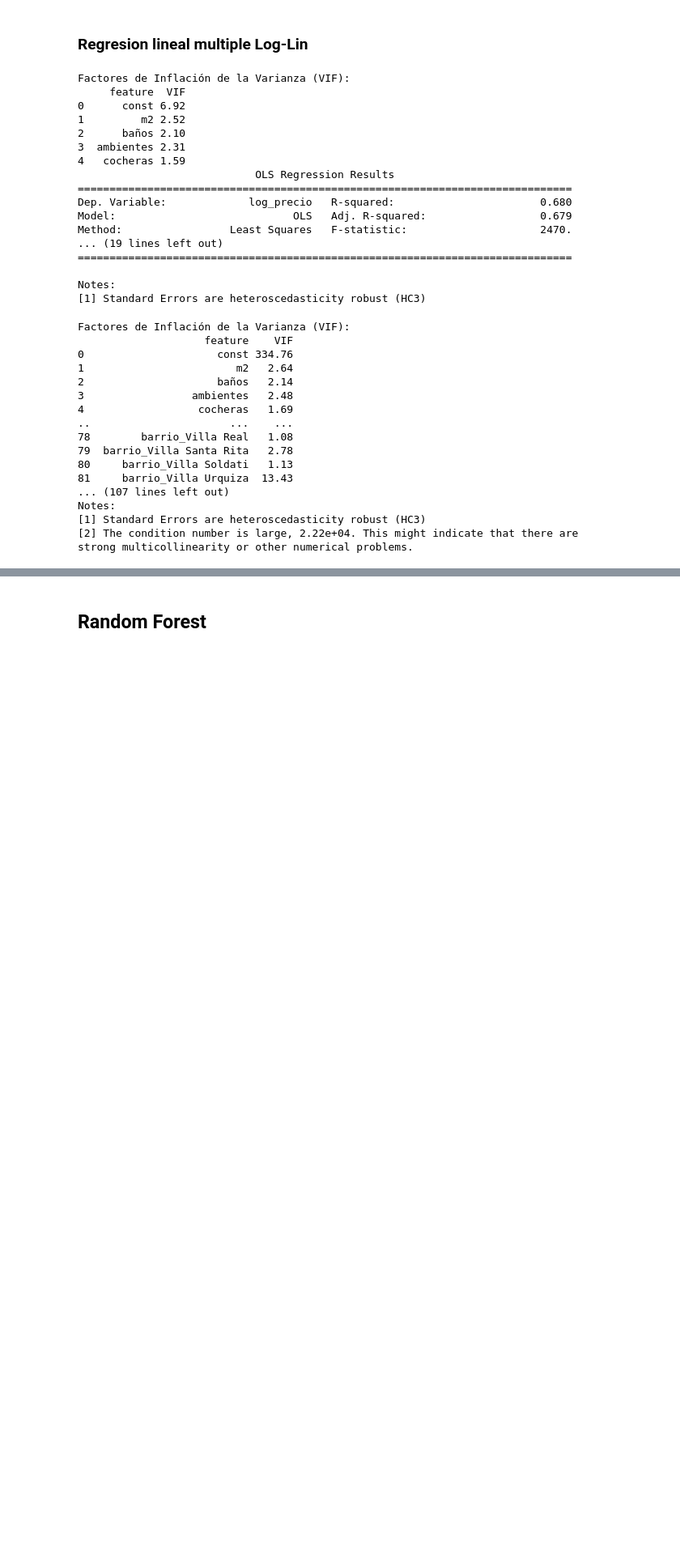
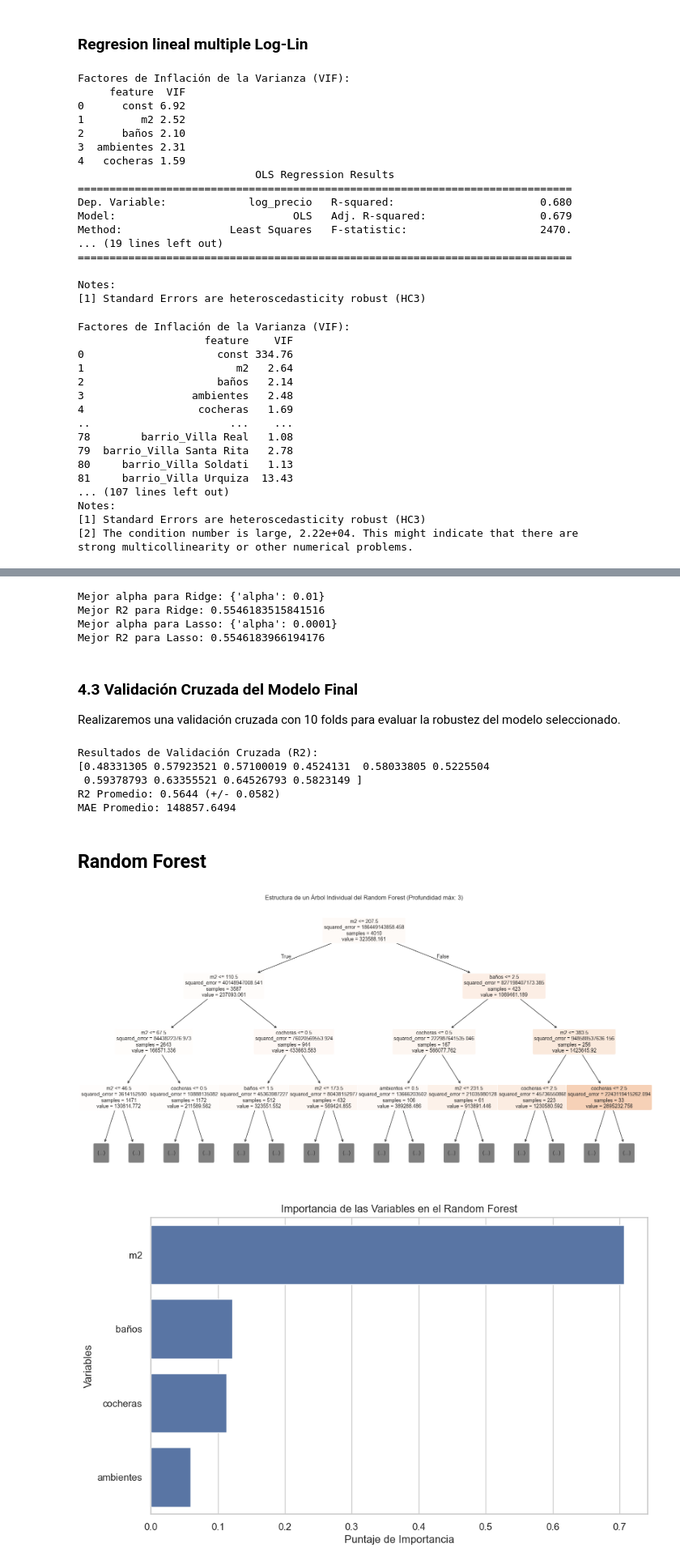
Before and after one commit to Lautaroogh/Real-State-Capital-Federal-Argentina, a Jupyter notebook: notebooks/analisis.ipynb, the cells around one changed output, grey strips where cells are left out. Shown at 81% size. Saved outputs shown, nothing was run; the diff lists cells and outputs as text; code cells hidden in the pictures; blank space fills up the shorter version.

Commit message:
Validaciones y random forest

```diff
--- a/notebooks/analisis.ipynb
+++ b/notebooks/analisis.ipynb
@@ -444,2 +504,81 @@ strong multicollinearity or other numerical problems.
+# %%
+from sklearn.linear_model import Ridge, Lasso
+from sklearn.model_selection import GridSearchCV
+
+# Ridge Regression
+ridge = Ridge()
+ridge_params = {'alpha': [0.01, 0.1, 1, 10, 100]}
+ridge_cv = GridSearchCV(ridge, ridge_params, cv=5, scoring='r2')
+ridge_cv.fit(X, y)
+
+print("Mejor alpha para Ridge:", ridge_cv.best_params_)
+print("Mejor R2 para Ridge:", ridge_cv.best_score_)
+
+# Lasso Regression
+lasso = Lasso()
+# Usamos alphas pequeños porque Lasso puede llevar coeficientes a cero
+lasso_params = {'alpha': [0.0001, 0.001, 0.01, 0.1, 1]}
+lasso_cv = GridSearchCV(lasso, lasso_params, cv=5, scoring='r2')
+lasso_cv.fit(X, y)
+
+print("Mejor alpha para Lasso:", lasso_cv.best_params_)
+print("Mejor R2 para Lasso:", lasso_cv.best_score_)
+# %% [output]
+Mejor alpha para Ridge: {'alpha': 0.01}
+Mejor R2 para Ridge: 0.5546183515841516
+Mejor alpha para Lasso: {'alpha': 0.0001}
+Mejor R2 para Lasso: 0.5546183966194176
+# %% [markdown]
+### 4.3 Validación Cruzada del Modelo Final
+Realizaremos una validación cruzada con 10 folds para evaluar la robustez del modelo seleccionado.
+# %%
+from sklearn.model_selection import cross_val_score
+import numpy as np
+
+# Usamos el mejor estimador de Ridge encontrado anteriormente
+best_model = ridge_cv.best_estimator_
+
+# Cross-Validation para R2
+cv_scores = cross_val_score(best_model, X, y, cv=10, scoring='r2')
+
+print("Resultados de Validación Cruzada (R2):")
+print(cv_scores)
+print(f"R2 Promedio: {np.mean(cv_scores):.4f} (+/- {np.std(cv_scores):.4f})")
+
+# Cross-Validation para MAE (negativo en sklearn)
+cv_mae = cross_val_score(best_model, X, y, cv=10, scoring='neg_mean_absolute_error')
+print(f"MAE Promedio: {-np.mean(cv_mae):.4f}")
+# %% [output]
+Resultados de Validación Cruzada (R2):
+[0.48331305 0.57923521 0.57100019 0.4524131  0.58033805 0.5225504
+ 0.59378793 0.63355521 0.64526793 0.5823149 ]
+R2 Promedio: 0.5644 (+/- 0.0582)
+MAE Promedio: 148857.6494
 # %% [markdown]
 ## Random Forest
+# %%
+from sklearn.tree import plot_tree
+
+# Visualización del primer árbol del Random Forest
+plt.figure(figsize=(20, 10))
+plot_tree(rf_model.estimators_[0],
+          feature_names=X.columns,
+          filled=True,
+          rounded=True,
+          max_depth=3,
+          fontsize=10)
+plt.title("Estructura de un Árbol Individual del Random Forest (Profundidad máx: 3)")
+plt.show()
+
+# Visualización de la importancia de las variables
+importances = pd.Series(rf_model.feature_importances_, index=X.columns).sort_values(ascending=False)
+
+plt.figure(figsize=(10, 6))
+sns.barplot(x=importances, y=importances.index)
+plt.title("Importancia de las Variables en el Random Forest")
+plt.xlabel("Puntaje de Importancia")
+plt.ylabel("Variables")
+plt.show()
+# %% [output]
+[figure, added]
+[figure, added]
```
Also changed, not shown: parts of 8 cells of this notebook, 4 other files.
